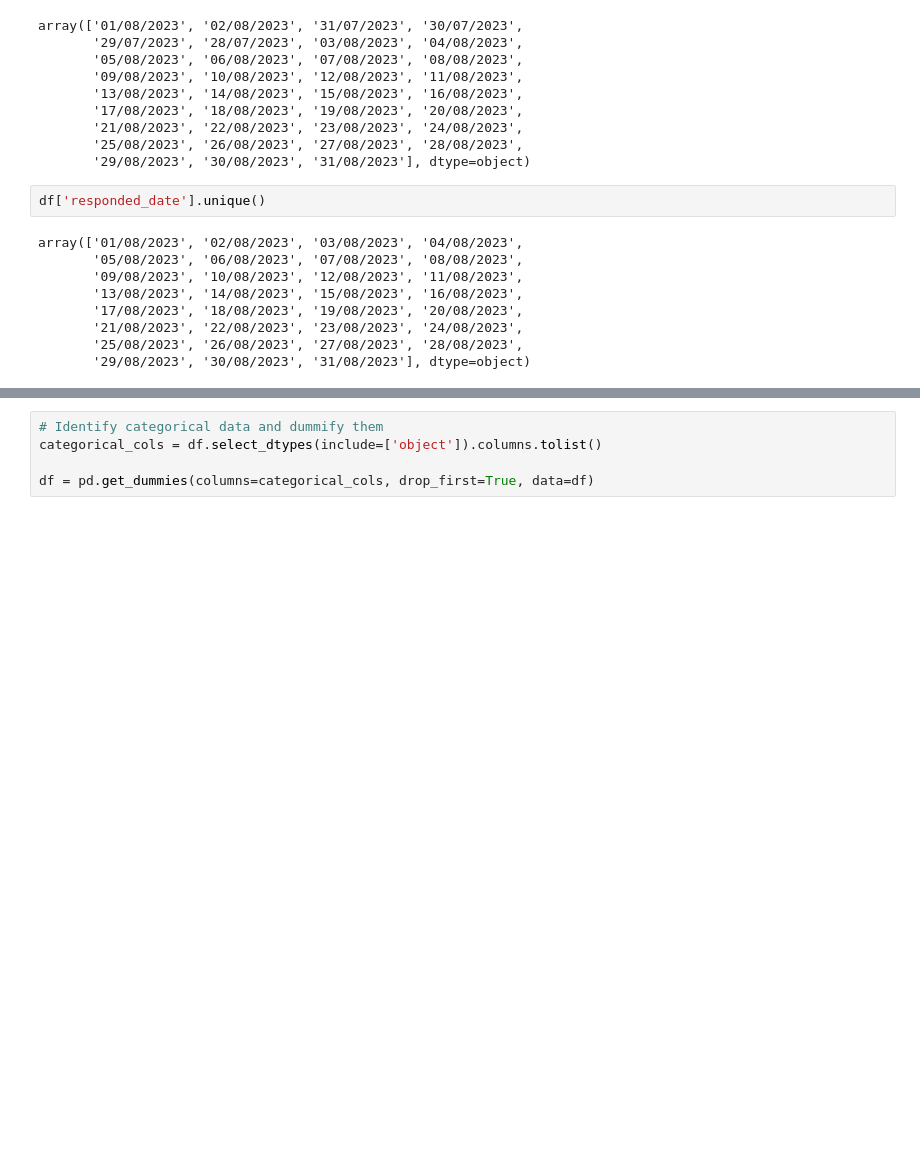
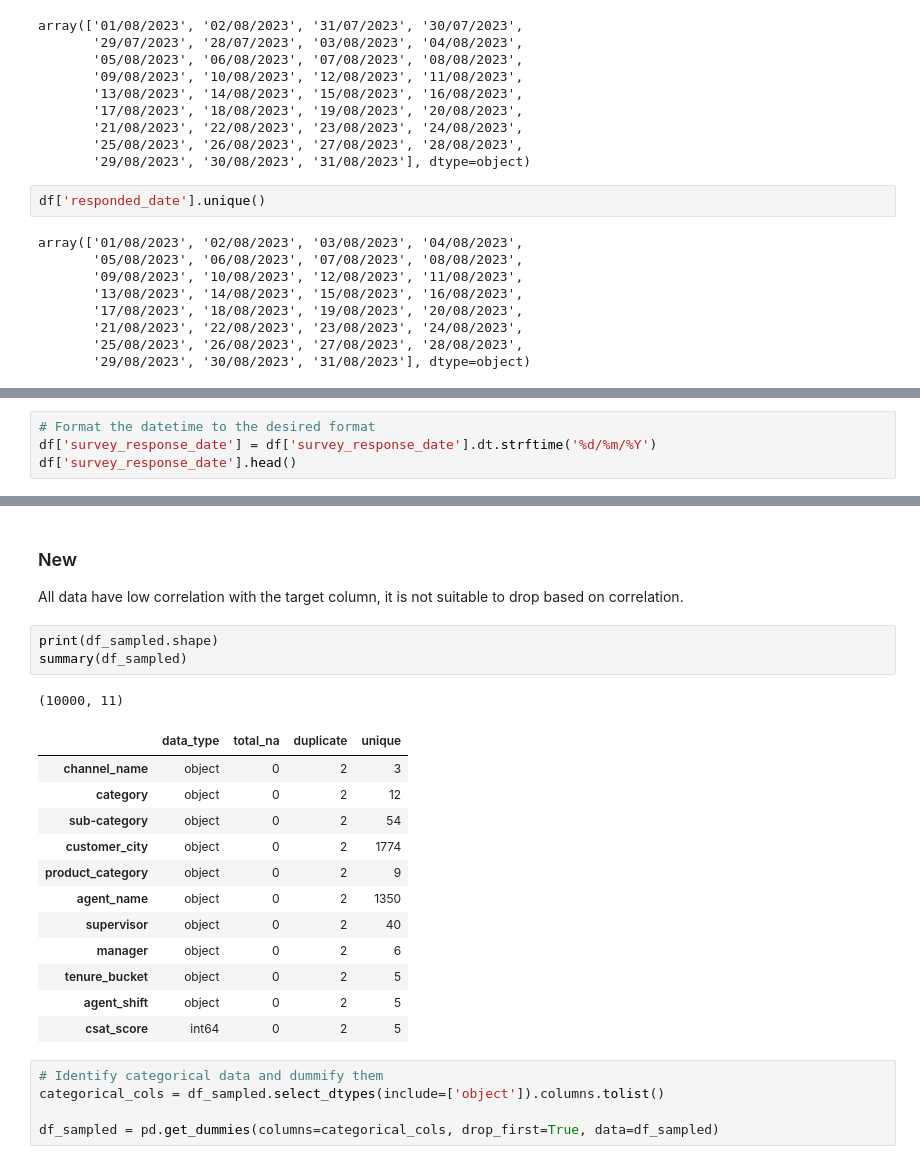
Before and after one commit to Isabelle-Thong/DS-Capstone, a Jupyter notebook: Ecommerce-Capstone.ipynb, the cells around one changed output, grey strips where cells are left out. Cells and saved outputs as stored; diff of their text form; blank space fills up the shorter version.

```diff
--- a/Ecommerce-Capstone.ipynb
+++ b/Ecommerce-Capstone.ipynb
@@ -362,0 +337,4 @@ NameError: name 'df' is not defined
+# %%
+# Format the datetime to the desired format
+df['survey_response_date'] = df['survey_response_date'].dt.strftime('%d/%m/%Y')
+df['survey_response_date'].head()
@@ -363,6 +544,26 @@ NameError: name 'df' is not defined
+# %% [markdown]
+### New
+All data have low correlation with the target column, it is not suitable to drop based on correlation.
+# %%
+print(df_sampled.shape)
+summary(df_sampled)
+# %% [output]
+(10000, 11)
+|  | data_type | total_na | duplicate | unique |
+| channel_name | object | 0 | 2 | 3 |
+| category | object | 0 | 2 | 12 |
+| sub-category | object | 0 | 2 | 54 |
+| customer_city | object | 0 | 2 | 1774 |
+| product_category | object | 0 | 2 | 9 |
+| agent_name | object | 0 | 2 | 1350 |
+| supervisor | object | 0 | 2 | 40 |
+| manager | object | 0 | 2 | 6 |
+| tenure_bucket | object | 0 | 2 | 5 |
+| agent_shift | object | 0 | 2 | 5 |
+| csat_score | int64 | 0 | 2 | 5 |
 # %%
 # Identify categorical data and dummify them
-categorical_cols = df.select_dtypes(include=['object']).columns.tolist()
+categorical_cols = df_sampled.select_dtypes(include=['object']).columns.tolist()
 
-df = pd.get_dummies(columns=categorical_cols, drop_first=True, data=df)
+df_sampled = pd.get_dummies(columns=categorical_cols, drop_first=True, data=df_sampled)
 # %%
```
Also changed, not shown: parts of 46 cells of this notebook.
